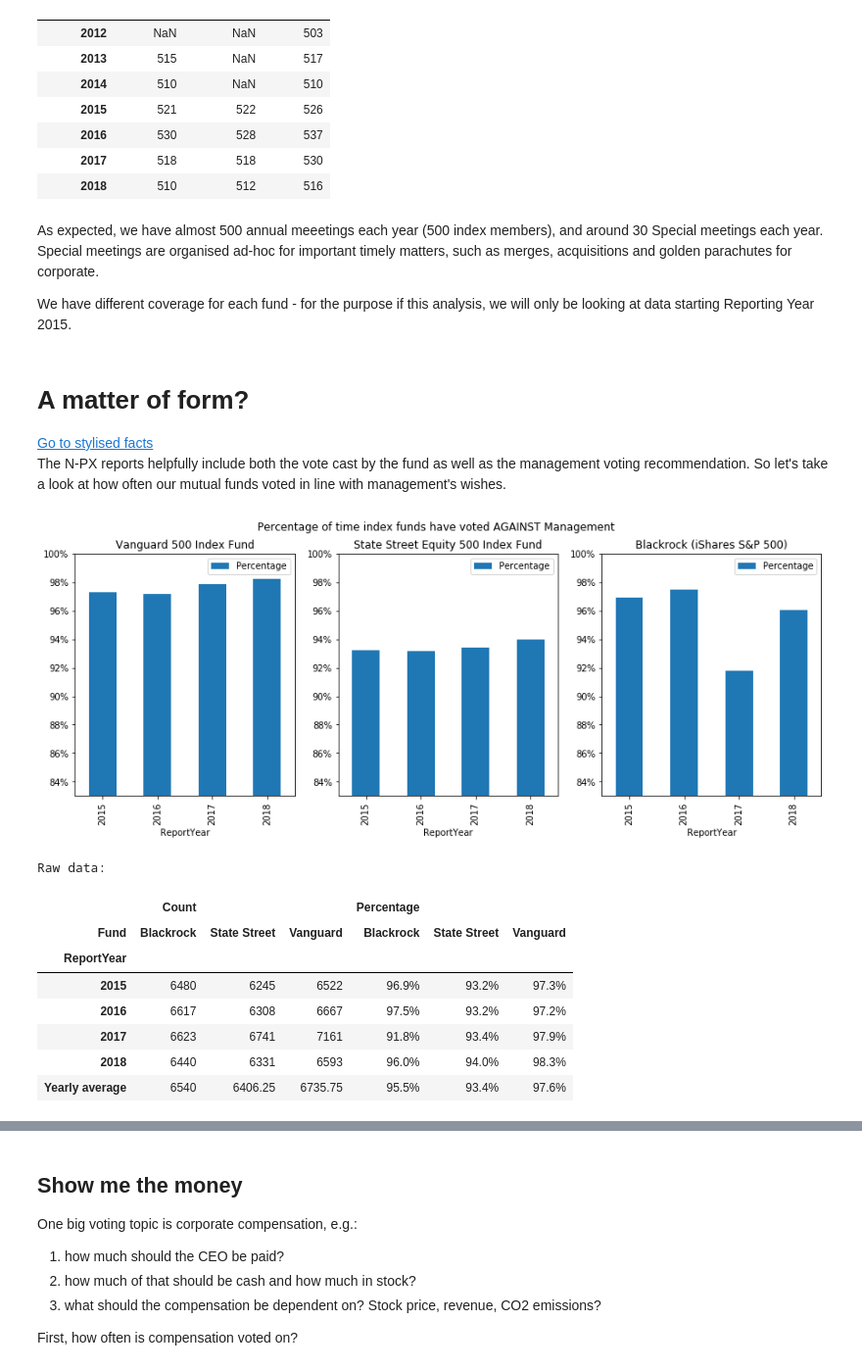
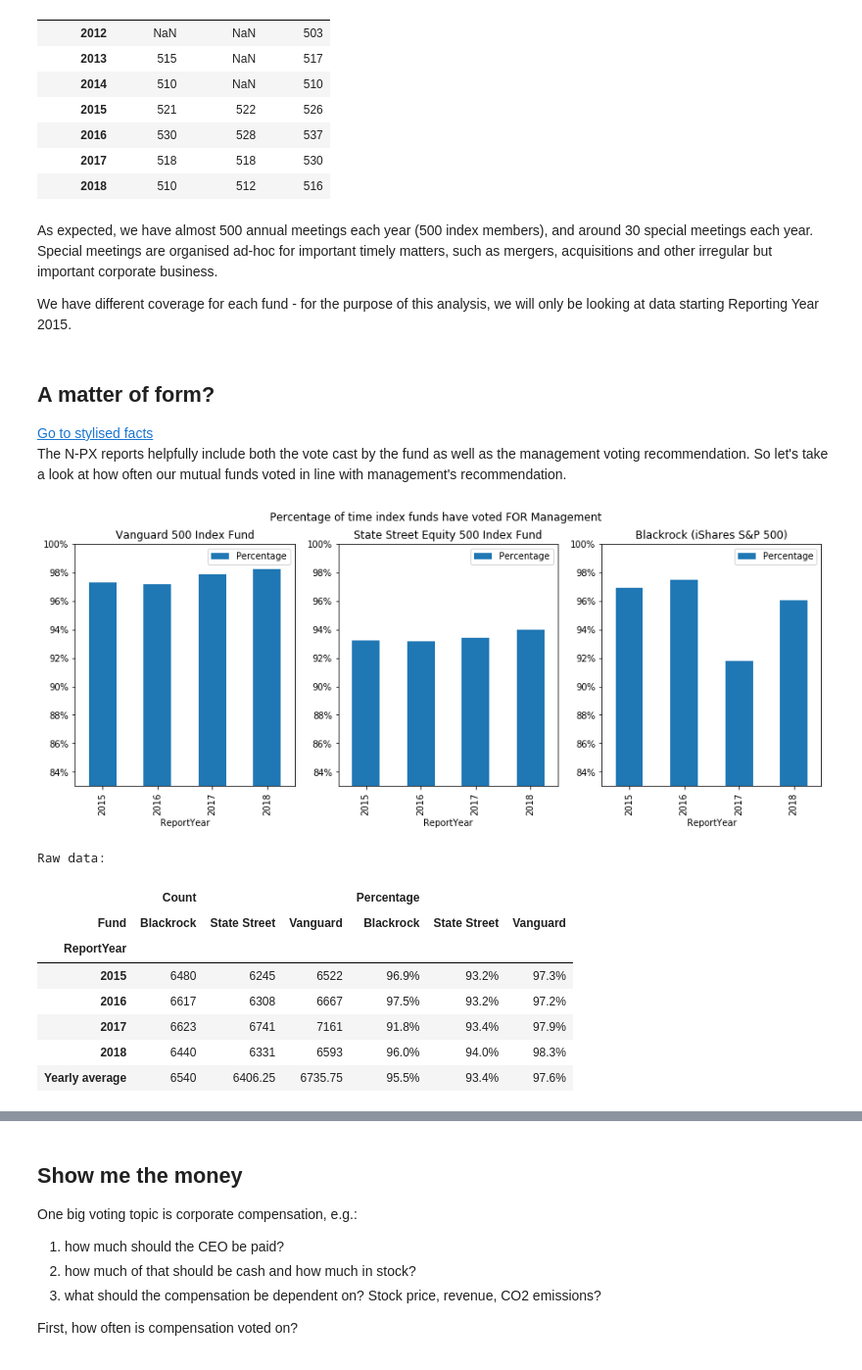
Before and after one commit to matter-funds/research_notebooks, a Jupyter notebook: scripts/Mutual fund proxy voting.ipynb, the cells around one changed output, grey strips where cells are left out. Shown at 98% size. Cells and saved outputs as stored; diff of their text form; code cells hidden in the pictures.

```diff
--- a/scripts/Mutual fund proxy voting.ipynb
+++ b/scripts/Mutual fund proxy voting.ipynb
@@ -162,47 +277,47 @@ display(HTML(pt.to_html()))
 | 2017 | 518 | 518 | 530 |
 | 2018 | 510 | 512 | 516 |
 # %% [markdown]
-As expected, we have almost 500 annual meeetings each year (500 index members), and around 30 Special meetings each year. Special meetings are organised ad-hoc for important timely matters, such as merges, acquisitions and golden parachutes for corporate.
+As expected, we have almost 500 annual meetings each year (500 index members), and around 30 special meetings each year. Special meetings are organised ad-hoc for important timely matters, such as mergers, acquisitions and other irregular but important corporate business.
 
-We have different coverage for each fund - for the purpose if this analysis, we will only be looking at data starting Reporting Year 2015.
+We have different coverage for each fund - for the purpose of this analysis, we will only be looking at data starting Reporting Year 2015.
 # %% [markdown]
-# A matter of form?
+## A matter of form?
 <a id="section_agreement"></a>
-[<div style="float: right">Go to stylised facts</div>](#section_facts)
-The N-PX reports helpfully include both the vote cast by the fund as well as the management voting recommendation. So let's take a look at how often our mutual funds voted in line with management's wishes.
+[<div style="float: right; padding-left:10px;">Go to stylised facts</div>](#section_facts)
+The N-PX reports helpfully include both the vote cast by the fund as well as the management voting recommendation. So let's take a look at how often our mutual funds voted in line with management's recommendation.
 # %%
 import matplotlib.pyplot as plt
 pt = ps.copy()
 pt = pt.groupby(by=['Agree','VoteCast','ReportYear','Fund']).size().reset_index(name='Count').sort_values('Count', ascending=False)
 pt = pt.groupby(by=['Agree','ReportYear','Fund']).agg({'Count':sum}).reset_index()
 pt['Percentage'] = pt.groupby(by=['ReportYear','Fund'])['Count'].transform(lambda x:x/sum(x))
 pt = pt[pt['Agree']==True].drop('Agree', axis=1)
 pt = pt[pt['ReportYear']>=2015]
 fig, axes = plt.subplots(ncols=3, figsize=(15, 5))
 pt[pt['Fund']=='Vanguard'].plot(x='ReportYear', y=['Percentage'],
                                 ylim=(0.83,1), kind='bar',
                                 title='Vanguard 500 Index Fund',
                                 ax=axes[0])
 pt[pt['Fund']=='State Street'].plot(x='ReportYear', y=['Percentage'],
                                 ylim=(0.83,1), kind='bar',
                                 title='State Street Equity 500 Index Fund',
                                 ax=axes[1])
 pt[pt['Fund']=='Blackrock'].plot(x='ReportYear', y=['Percentage'],
                                 ylim=(0.83,1), kind='bar',
                                 title='Blackrock (iShares S&P 500)',
                                 ax=axes[2])
-fig.suptitle('Percentage of time index funds have voted AGAINST Management')
+fig.suptitle('Percentage of time index funds have voted FOR Management')
 for ax in axes:
     ax.set_yticklabels(['{:,.0%}'.format(x) for x in ax.get_yticks()])
 plt.show()
 pt = pt.pivot_table(index='ReportYear', columns='Fund', values=['Count','Percentage'])
 pt['Count'] = pt['Count'].astype('Int64')
 print('Raw data:')
 s = pt.mean()
 s.name = 'Yearly average'
 display(HTML(pt.append(s).to_html(formatters= 3*['{}'.format]+3*['{:,.1%}'.format])));
 # %% [output]
-[figure, old version]
+[figure, new version]
 Raw data:
 |  | Count |  |  | Percentage |  |  |
 | Fund | Blackrock | State Street | Vanguard | Blackrock | State Street | Vanguard |
```
Also changed, not shown: parts of 16 cells of this notebook.
